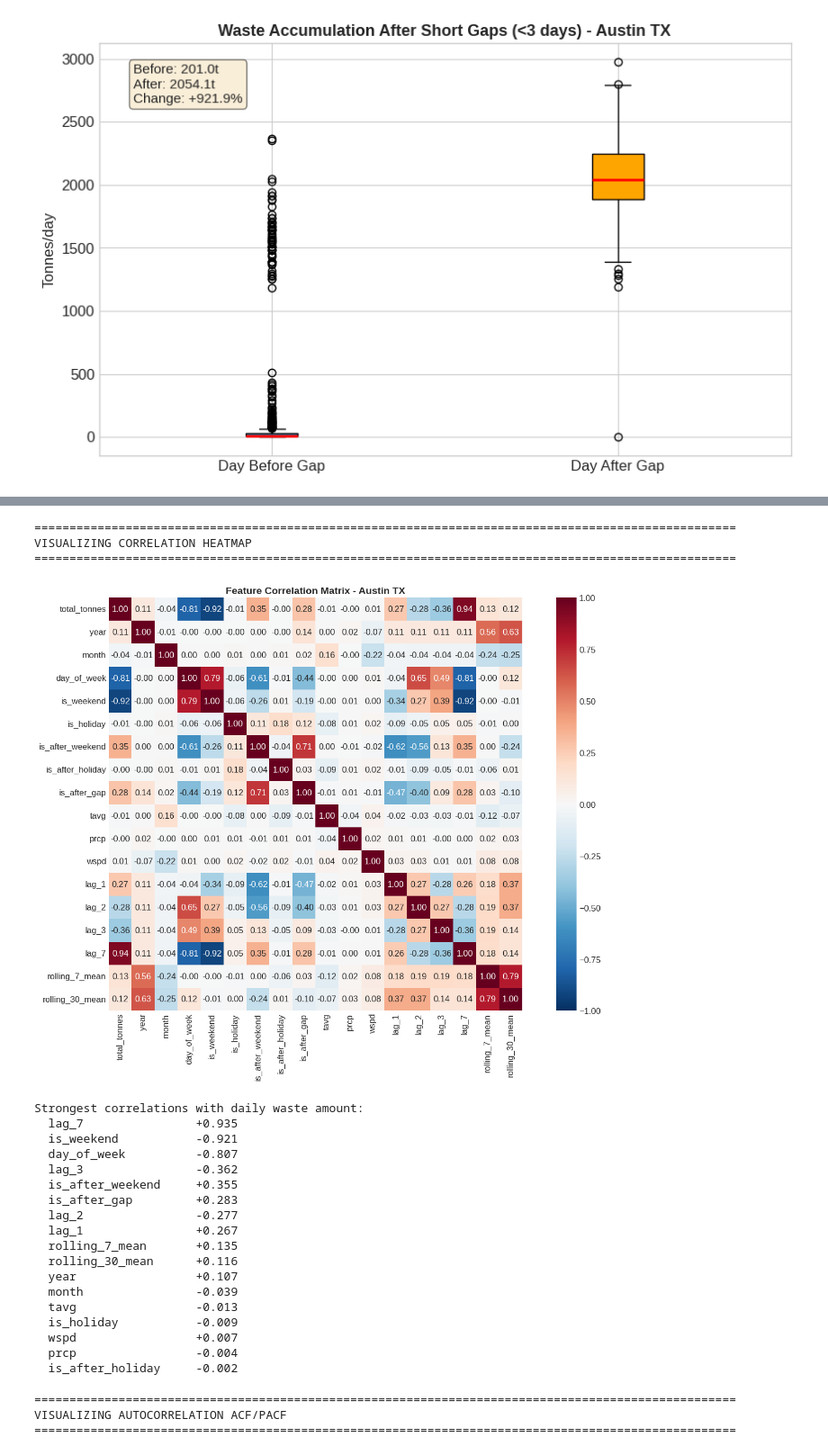
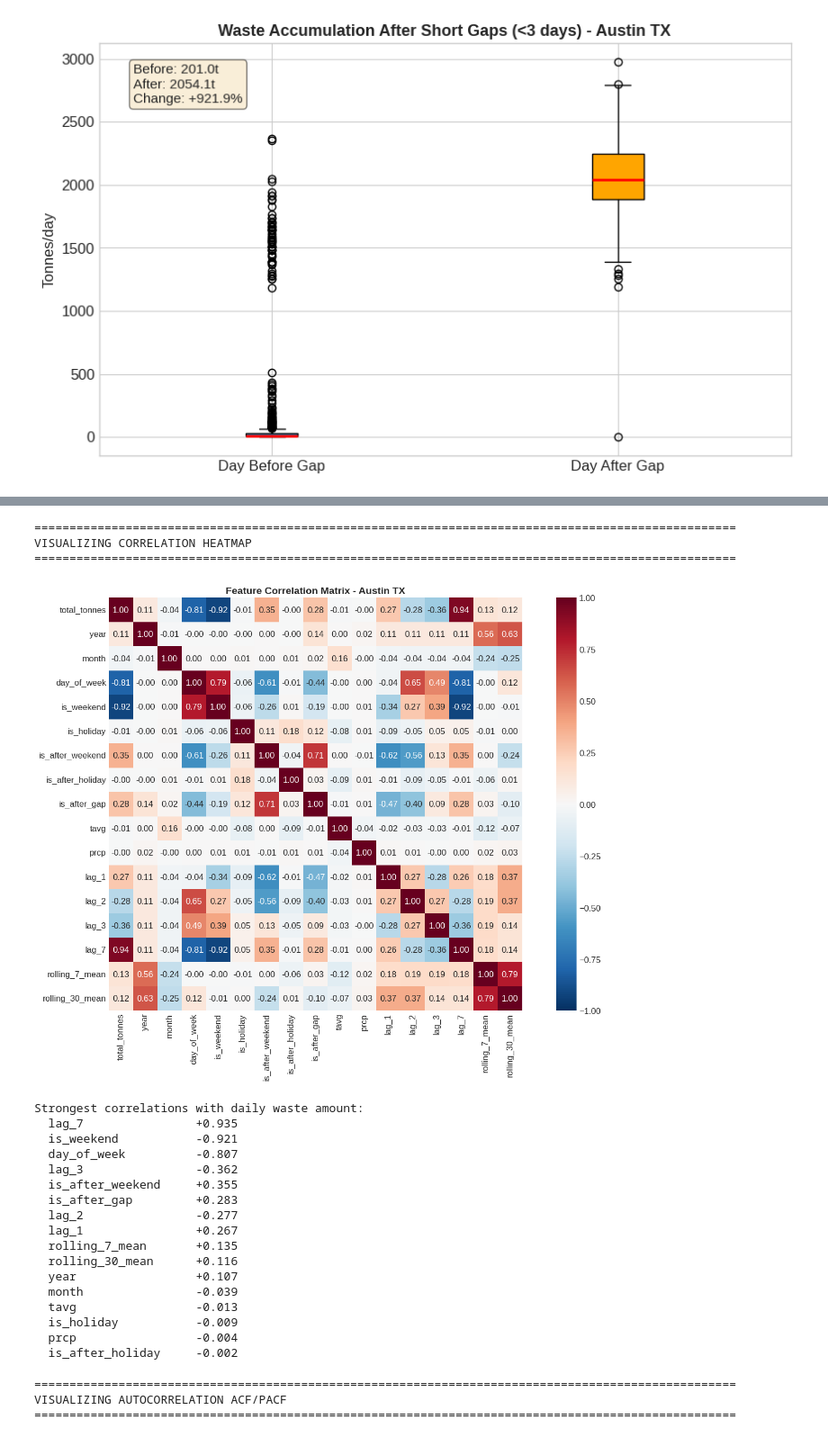
Before and after one commit to Provider02/waste_management, a Jupyter notebook: 01_data_processing_eda/data_processing_eda_austin.ipynb, the cells around one changed output, grey strips where cells are left out. Shown at 90% size. Cells and saved outputs as stored; diff of their text form; code cells hidden in the pictures.

Commit message:
data_processing update - windspeed exclusion

```diff
--- a/01_data_processing_eda/data_processing_eda_austin.ipynb
+++ b/01_data_processing_eda/data_processing_eda_austin.ipynb
@@ -243,6 +243,6 @@ No cache found.
 # %%
 print("=" * 100)
-print("Fetching historical weather data via Meteostat...")
+print("Fetching historical weather data via Meteostat")
 print("=" * 100)
 
 # fetching daily weather for Austin (lat, lon, altitude)
@@ -257,16 +257,30 @@ weather_data = weather_data.fetch().reset_index()
 weather_data = weather_data.rename(columns={'time': 'date'})
 
 # selecting only relevant features: temperature, precipitation, wind speed
-weather_features = weather_data[['date', 'tavg', 'prcp', 'wspd']]
+weather_features = weather_data[['date', 'tavg', 'prcp']]
+
+# ============================================================
+# MISSING WEATHER DATA CHECK (BEFORE FILLING)
+# ============================================================
+print("\n--- Missing Weather Data (Meteostat raw) ---")
+total_w_days = len(weather_features)
+print(f"Total days fetched: {total_w_days}")
+
+for col in ['tavg', 'prcp']:
+    missing = weather_features[col].isna().sum()
+    pct = (missing / total_w_days) * 100
+    print(f"  {col.ljust(5)}: {missing} missing days ({pct:.1f}%)")
+print("-" * 44)
+# ============================================================
 
 # cleaning up missing weather data
 weather_features = weather_features.ffill().bfill()
 
 # merging weather into the dataset + doublecheck
 daily = pd.merge(daily, weather_features, on='date', how='left')
-daily[['tavg', 'prcp', 'wspd']] = daily[['tavg', 'prcp', 'wspd']].ffill().bfill()
+daily[['tavg', 'prcp']] = daily[['tavg', 'prcp']].ffill().bfill()
 
 print("\nWeather data successfully fetched and merged!")
-print(daily[['date', 'tavg', 'prcp', 'wspd']].head())
+print(daily[['date', 'tavg', 'prcp']].head())
 # %% [output]
 ====================================================================================================
@@ -819,35 +822,35 @@ print("=" * 100)
 
 # dropping first 30 rows where lag/rolling features are incomplete
 daily_clean = daily.iloc[30:].reset_index(drop=True)
 
 # --- Plot 571: Correlation heatmap: feature vs target relationship - Austin TX ---
 
 corr_features = ['total_tonnes', 'year', 'month', 'day_of_week', 'is_weekend', 'is_holiday',
-                 'is_after_weekend', 'is_after_holiday', 'is_after_gap', 'tavg', 'prcp', 'wspd',
+                 'is_after_weekend', 'is_after_holiday', 'is_after_gap', 'tavg', 'prcp',
                  'lag_1', 'lag_2', 'lag_3', 'lag_7', 'rolling_7_mean', 'rolling_30_mean']
 
 corr_matrix = daily_clean[corr_features].corr()
 
 fig, ax = plt.subplots(figsize=(14, 10))
 sns.heatmap(corr_matrix, annot=True, fmt='.2f', cmap='RdBu_r', center=0,
             vmin=-1, vmax=1, square=True, ax=ax)
 ax.set_title('Feature Correlation Matrix - Austin TX', fontsize=14, fontweight='bold')
 plt.tight_layout()
 
 plt.savefig(os.path.join(VIS_DIR, '571_correlation_heatmap_au.png'), dpi=150, bbox_inches='tight')
 plt.show()
 
 
 # ranking
 target_corr = corr_matrix['total_tonnes'].drop('total_tonnes').sort_values(key=abs, ascending=False)
 print("Strongest correlations with daily waste amount:")
 for feat, val in target_corr.items():
     print(f"  {feat:<20s} {val:+.3f}")
 # %% [output]
 ====================================================================================================
 VISUALIZING CORRELATION HEATMAP
 ====================================================================================================
-[figure, old version]
+[figure, new version]
 Strongest correlations with daily waste amount:
   lag_7                +0.935
   is_weekend           -0.921
@@ -863,7 +866,6 @@ Strongest correlations with daily waste amount:
   month                -0.039
   tavg                 -0.013
   is_holiday           -0.009
-  wspd                 +0.007
   prcp                 -0.004
   is_after_holiday     -0.002
 # %%
```
Also changed, not shown: parts of 7 cells of this notebook, 25 other files.
